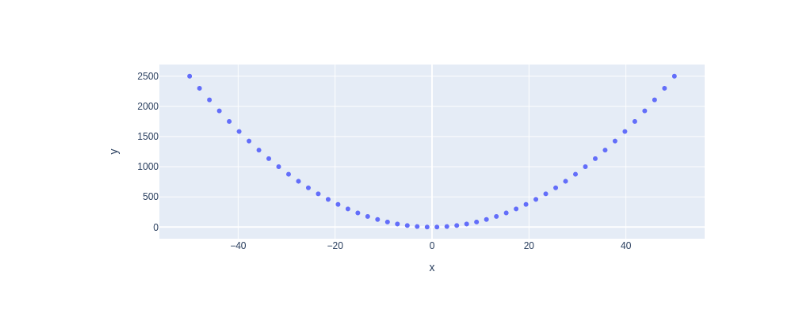
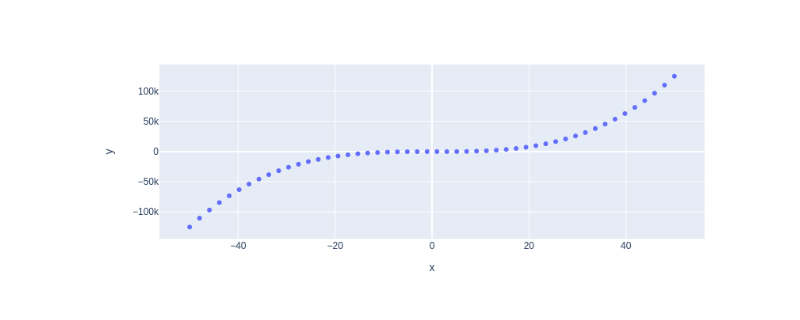
Before and after one commit to TiantShi/my-notebooks-repo, a Jupyter notebook: experiment1.ipynb, the cells around one changed output. Drawn from its saved outputs; the diff is of its cells as text; code cells hidden in the pictures.

```diff
--- a/experiment1.ipynb
+++ b/experiment1.ipynb
@@ -1,17 +1,17 @@
 # %%
 import numpy as np
 import plotly.express as px
 
 # x-axis data points
 x = np.linspace(start=-50, stop=50)
 
 # y-axis data points
-y = x ** 2
+y = x ** 3
 
 # difine the plot
 fig = px.scatter(x=x, y=y)
 
 fig.show()
 # %% [output]
 [interactive output not drawn]
-[figure, old version]
+[figure, new version]
```
